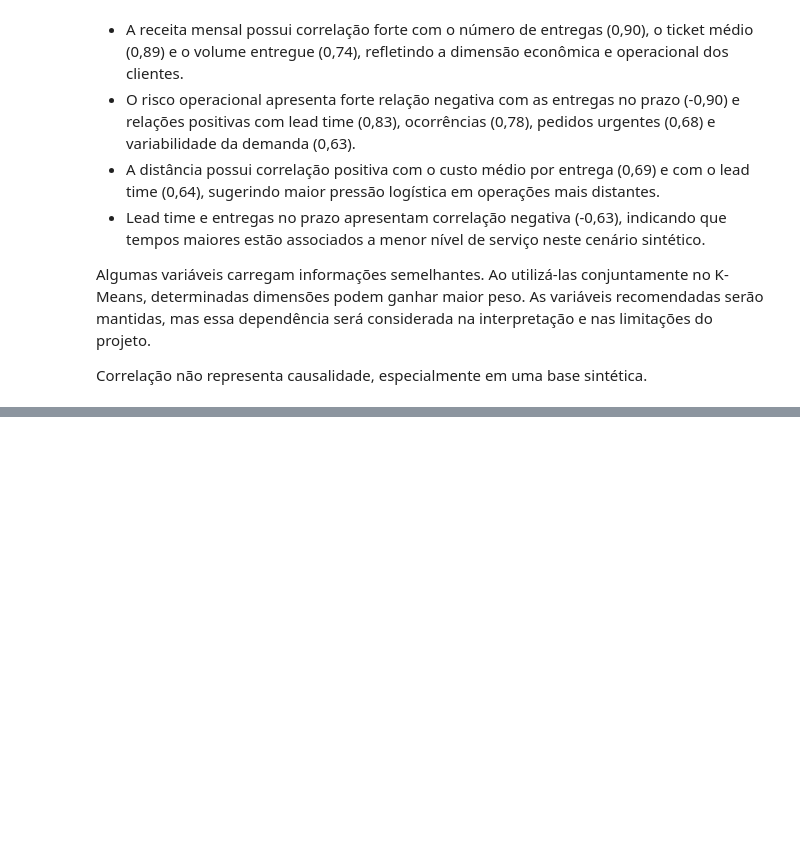
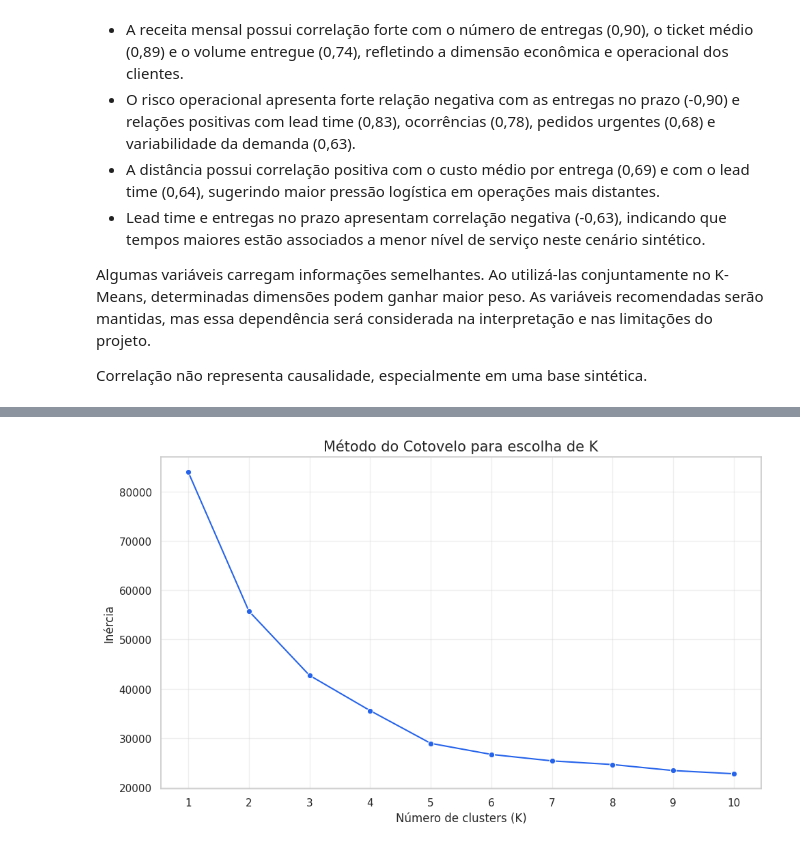
Before and after one commit to thedrads/supply-chain-clustering-anomaly-ai, a Jupyter notebook: notebooks/supply_chain_clustering_anomaly_ai.ipynb, the cells around one changed output, grey strips where cells are left out. Cells and saved outputs as stored; diff of their text form; code cells hidden in the pictures; blank space fills up the shorter version.

Commit message:
feat: implement kmeans clustering and profiling

```diff
--- a/notebooks/supply_chain_clustering_anomaly_ai.ipynb
+++ b/notebooks/supply_chain_clustering_anomaly_ai.ipynb
@@ -418,0 +533,41 @@ Correlação não representa causalidade, especialmente em uma base sintética.
+# %%
+# Define os valores de K que serão avaliados.
+valores_k_elbow = range(1, 11)
+inercias = []
+
+# Ajusta um modelo K-Means para cada valor de K.
+for k in valores_k_elbow:
+    modelo_kmeans = KMeans(
+        n_clusters=k,
+        random_state=random_state,
+        n_init=20,
+    )
+    modelo_kmeans.fit(features_padronizadas_df)
+    inercias.append(modelo_kmeans.inertia_)
+
+# Organiza os resultados obtidos.
+resultados_elbow_df = pd.DataFrame(
+    {
+        "k": list(valores_k_elbow),
+        "inercia": inercias,
+    }
+)
+
+# Cria o gráfico do Método do Cotovelo.
+plt.figure(figsize=(10, 6))
+sns.lineplot(
+    data=resultados_elbow_df,
+    x="k",
+    y="inercia",
+    marker="o",
+    color="#2563EB",
+)
+plt.title("Método do Cotovelo para escolha de K", fontsize=15)
+plt.xlabel("Número de clusters (K)")
+plt.ylabel("Inércia")
+plt.xticks(list(valores_k_elbow))
+plt.grid(alpha=0.3)
+plt.tight_layout()
+plt.show()
+# %% [output]
+[figure, added]
```
Also changed, not shown: parts of 28 cells of this notebook.
